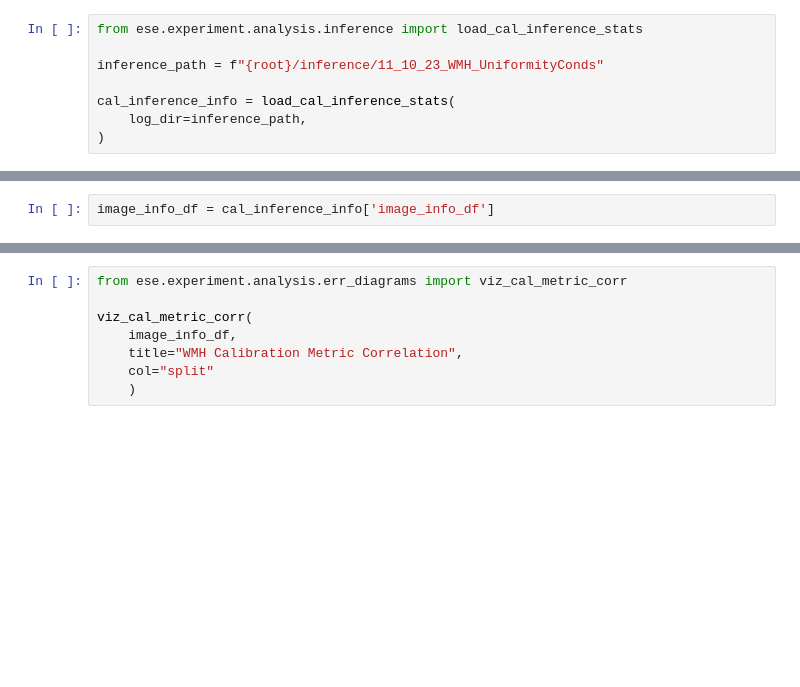
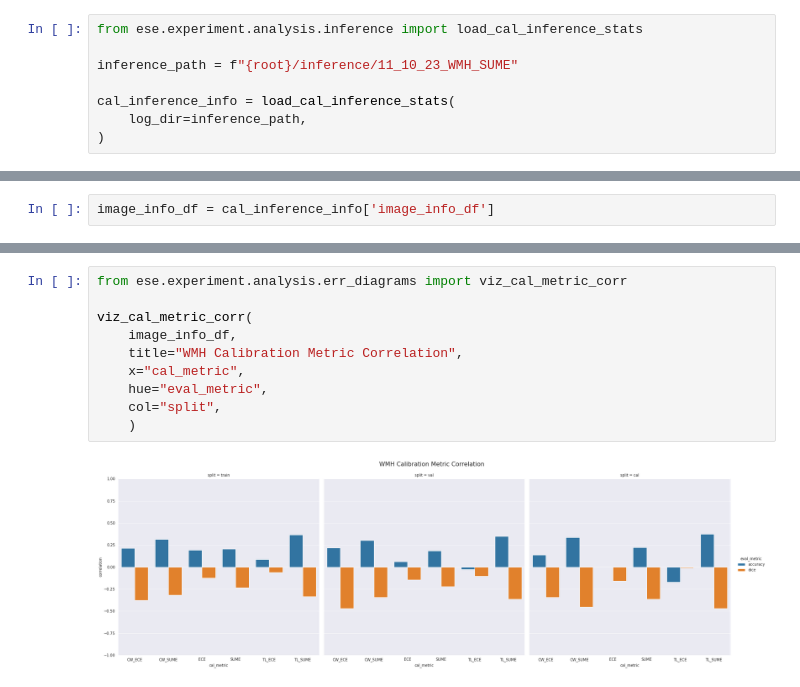
Before and after one commit to VictorButoi/ESE, a Jupyter notebook: notebooks/err_analysis/wmh_err.ipynb, the cells around one changed output, grey strips where cells are left out. Drawn from its saved outputs; the diff is of its cells as text; blank space fills up the shorter version.

```diff
--- a/notebooks/err_analysis/wmh_err.ipynb
+++ b/notebooks/err_analysis/wmh_err.ipynb
@@ -43,7 +45,7 @@ best_exp.vis_loss_curves(height=6)
 # %%
 from ese.experiment.analysis.inference import load_cal_inference_stats
 
-inference_path = f"{root}/inference/11_10_23_WMH_UniformityConds"
+inference_path = f"{root}/inference/11_10_23_WMH_SUME"
 
 cal_inference_info = load_cal_inference_stats(
     log_dir=inference_path,
@@ -107,8 +132,12 @@ g.fig.tight_layout()
 # %%
 from ese.experiment.analysis.err_diagrams import viz_cal_metric_corr
 
 viz_cal_metric_corr(
     image_info_df,
     title="WMH Calibration Metric Correlation",
-    col="split"
+    x="cal_metric",
+    hue="eval_metric",
+    col="split",
     )
+# %% [output]
+[figure, added]
```
Also changed, not shown: parts of 10 cells of this notebook, 3 other files.
